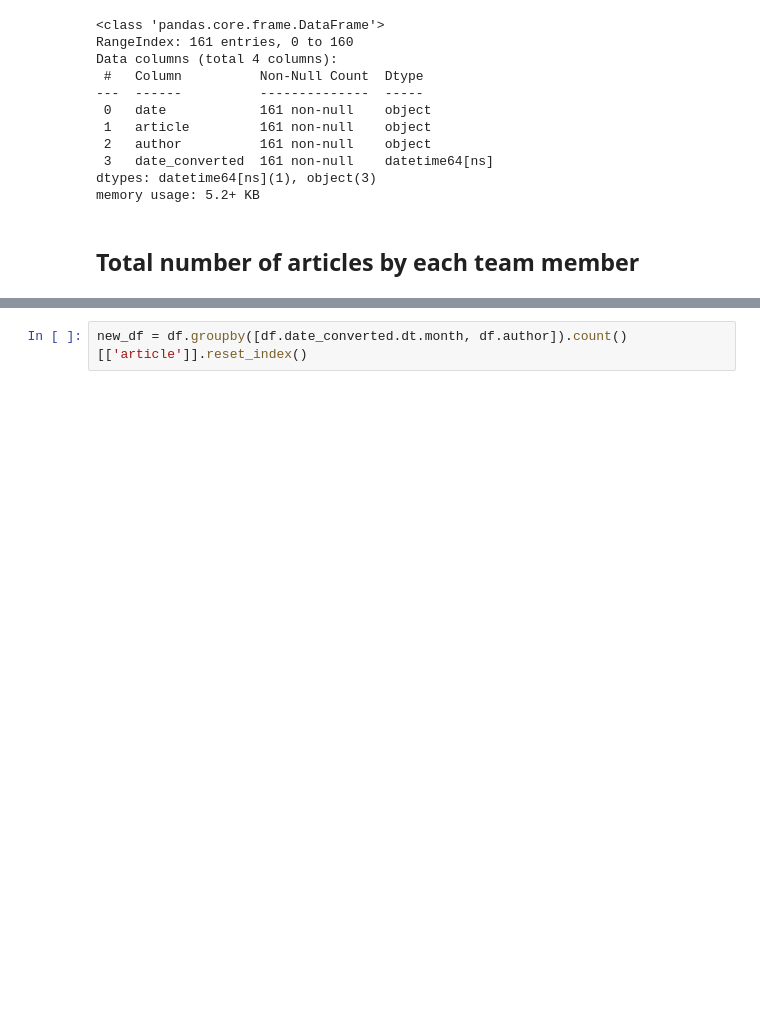
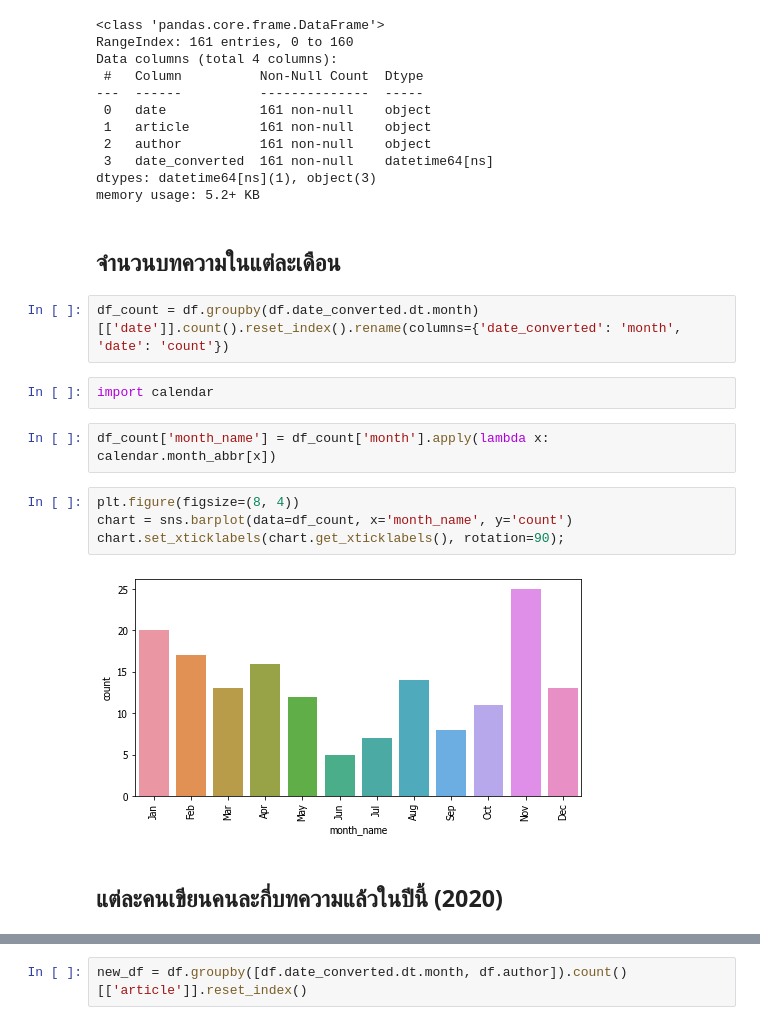
Before and after one commit to zkan/odds-medium-publication-stats, a Jupyter notebook: 2020.ipynb, the cells around one changed output, grey strips where cells are left out. Cells and saved outputs as stored; diff of their text form; blank space fills up the shorter version.

```diff
--- a/2020.ipynb
+++ b/2020.ipynb
@@ -48,8 +48,22 @@ Data columns (total 4 columns):
  3   date_converted  161 non-null    datetime64[ns]
 dtypes: datetime64[ns](1), object(3)
 memory usage: 5.2+ KB
-# %% [markdown]
-## Total number of articles by each team member
+# %% [markdown]
+## จำนวนบทความในแต่ละเดือน
+# %%
+df_count = df.groupby(df.date_converted.dt.month)[['date']].count().reset_index().rename(columns={'date_converted': 'month', 'date': 'count'})
+# %%
+import calendar
+# %%
+df_count['month_name'] = df_count['month'].apply(lambda x: calendar.month_abbr[x])
+# %%
+plt.figure(figsize=(8, 4))
+chart = sns.barplot(data=df_count, x='month_name', y='count')
+chart.set_xticklabels(chart.get_xticklabels(), rotation=90);
+# %% [output]
+[figure, added]
+# %% [markdown]
+## แต่ละคนเขียนคนละกี่บทความแล้วในปีนี้ (2020)
 # %%
 plt.figure(figsize=(15, 8))
 chart = sns.countplot(data=df, x='author', order=df.author.value_counts().index)
```
Also changed, not shown: parts of 16 cells of this notebook.
